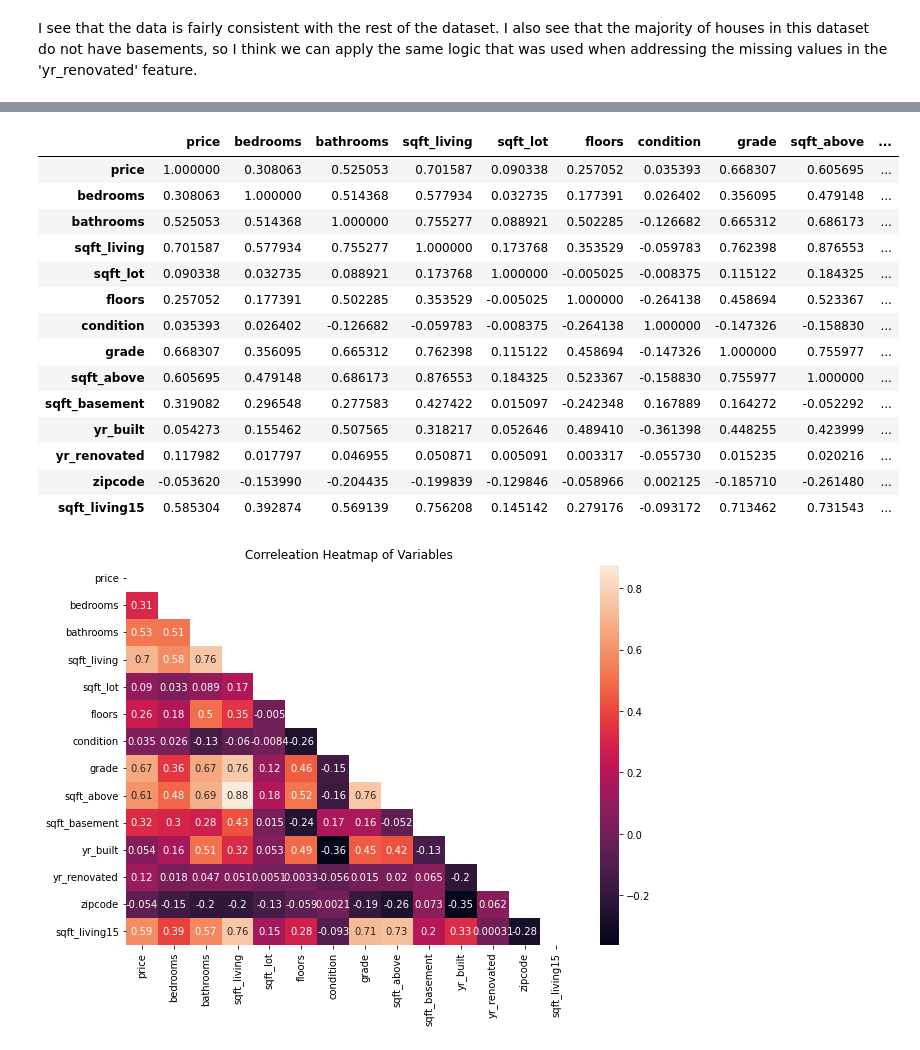
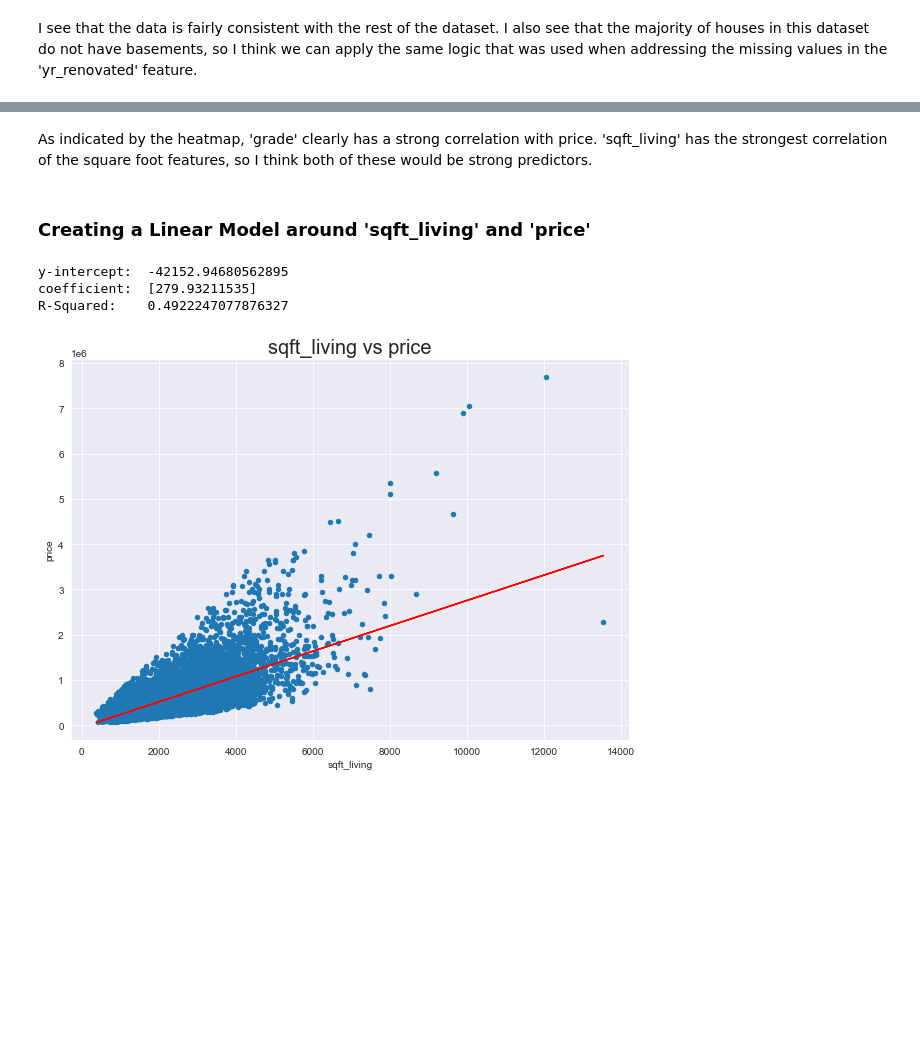
Before and after one commit to dtong136/dsc-phase-2-project-v2-3, a Jupyter notebook: student.ipynb, the cells around one changed output, grey strips where cells are left out. Cells and saved outputs as stored; diff of their text form; code cells hidden in the pictures; blank space fills up the shorter version.

```diff
--- a/student.ipynb
+++ b/student.ipynb
@@ -373,36 +438,30 @@ for ind, col in enumerate(X.columns):
-# %%
-#Use at somepoint
-
-#heatmap to show multicollinearity
-heatmap_df = pd.concat([y, X], axis=1)
-corr = heatmap_df.corr()
-
-fig, ax = plt.subplots(figsize = (10,7))
-
-sns.heatmap(
-    data = corr,
-    mask = np.triu(np.ones_like(corr, dtype=bool)),
-    ax=ax,
-    annot=True
-)
-
-ax.set_title('Correleation Heatmap of Variables');
-
-df.corr()
-# %% [output]
-|  | price | bedrooms | bathrooms | sqft_living | sqft_lot | floors | condition | grade | sqft_above | ... |
-| price | 1.000000 | 0.308063 | 0.525053 | 0.701587 | 0.090338 | 0.257052 | 0.035393 | 0.668307 | 0.605695 | ... |
-| bedrooms | 0.308063 | 1.000000 | 0.514368 | 0.577934 | 0.032735 | 0.177391 | 0.026402 | 0.356095 | 0.479148 | ... |
-| bathrooms | 0.525053 | 0.514368 | 1.000000 | 0.755277 | 0.088921 | 0.502285 | -0.126682 | 0.665312 | 0.686173 | ... |
-| sqft_living | 0.701587 | 0.577934 | 0.755277 | 1.000000 | 0.173768 | 0.353529 | -0.059783 | 0.762398 | 0.876553 | ... |
-| sqft_lot | 0.090338 | 0.032735 | 0.088921 | 0.173768 | 1.000000 | -0.005025 | -0.008375 | 0.115122 | 0.184325 | ... |
-| floors | 0.257052 | 0.177391 | 0.502285 | 0.353529 | -0.005025 | 1.000000 | -0.264138 | 0.458694 | 0.523367 | ... |
-| condition | 0.035393 | 0.026402 | -0.126682 | -0.059783 | -0.008375 | -0.264138 | 1.000000 | -0.147326 | -0.158830 | ... |
-| grade | 0.668307 | 0.356095 | 0.665312 | 0.762398 | 0.115122 | 0.458694 | -0.147326 | 1.000000 | 0.755977 | ... |
-| sqft_above | 0.605695 | 0.479148 | 0.686173 | 0.876553 | 0.184325 | 0.523367 | -0.158830 | 0.755977 | 1.000000 | ... |
-| sqft_basement | 0.319082 | 0.296548 | 0.277583 | 0.427422 | 0.015097 | -0.242348 | 0.167889 | 0.164272 | -0.052292 | ... |
-| yr_built | 0.054273 | 0.155462 | 0.507565 | 0.318217 | 0.052646 | 0.489410 | -0.361398 | 0.448255 | 0.423999 | ... |
-| yr_renovated | 0.117982 | 0.017797 | 0.046955 | 0.050871 | 0.005091 | 0.003317 | -0.055730 | 0.015235 | 0.020216 | ... |
-| zipcode | -0.053620 | -0.153990 | -0.204435 | -0.199839 | -0.129846 | -0.058966 | 0.002125 | -0.185710 | -0.261480 | ... |
-| sqft_living15 | 0.585304 | 0.392874 | 0.569139 | 0.756208 | 0.145142 | 0.279176 | -0.093172 | 0.713462 | 0.731543 | ... |
-[figure, removed]
+# %% [markdown]
+As indicated by the heatmap, 'grade' clearly has a strong correlation with price. 'sqft_living' has the strongest correlation of the square foot features, so I think both of these would be strong predictors.
+# %% [markdown]
+### Creating a Linear Model around 'sqft_living' and 'price'
+# %%
+#initialize model
+regression_model = linear_model.LinearRegression()
+
+#train the model
+regression_model.fit(X=pd.DataFrame(df['sqft_living']), y=df['price'])
+
+#check the model y-intercept and coefficient and score
+print('y-intercept: ', regression_model.intercept_)
+print('coefficient: ', regression_model.coef_)
+print('R-Squared:   ', regression_model.score(X=pd.DataFrame(df['sqft_living']), y=df['price']))
+# %% [output]
+y-intercept:  -42152.94680562895
+coefficient:  [279.93211535]
+R-Squared:    0.4922247077876327
+# %%
+train_prediction = regression_model.predict(X=pd.DataFrame(df['sqft_living']))
+# %%
+#plotting 'sqft_living' and 'price'
+df.plot(kind='scatter', x='sqft_living', y='price', figsize=(10,7))
+
+#best fit line from regression
+plt.plot(df['sqft_living'], train_prediction, color='red')
+plt.title("sqft_living vs price", fontsize=20);
+# %% [output]
+[figure, added]
```
Also changed, not shown: parts of 43 cells of this notebook.
